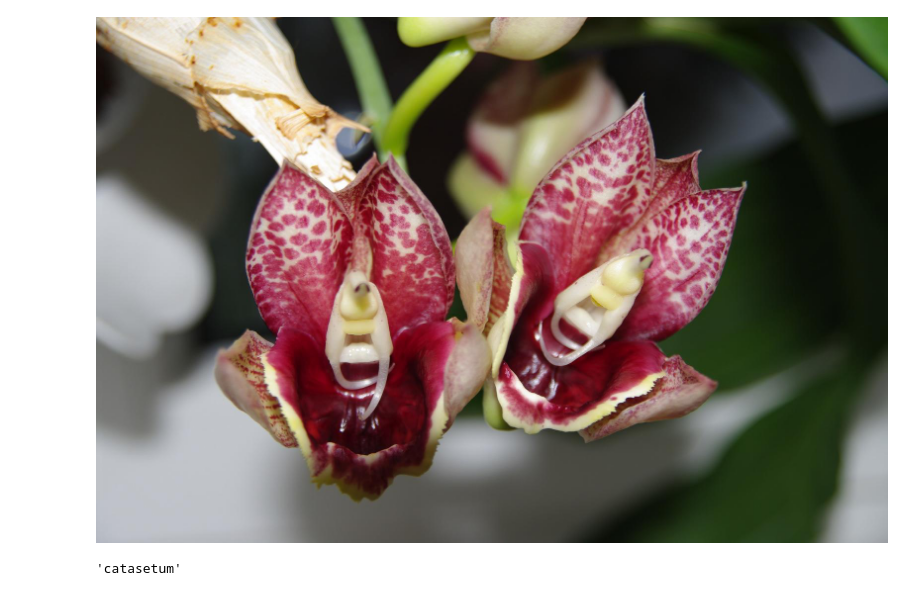
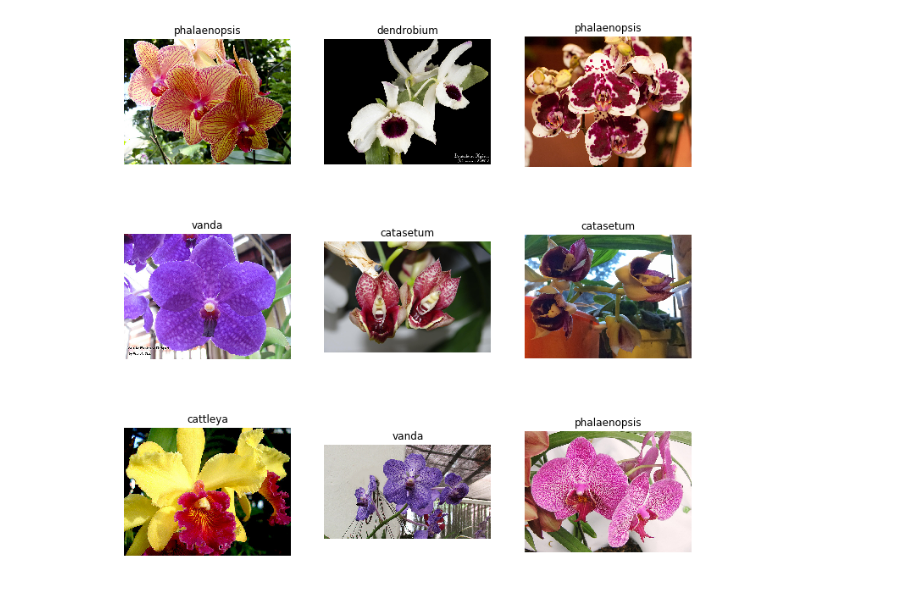
Before and after one commit to karlafej/orchids, a Jupyter notebook: test.ipynb, the cells around one changed output. Saved outputs shown, nothing was run; the diff lists cells and outputs as text; code cells hidden in the pictures.

Commit message:
show predictions

```diff
--- a/test.ipynb
+++ b/test.ipynb
@@ -4,8 +5,3 @@ from fastai.vision import *
-# %%
-img = open_image("./test/2.jpg")
-img
-# %% [output]
-[figure, removed]
 # %%
 path = Path('./data/')
 # %%
@@ -13,8 +9,16 @@ classes = ['catasetum', 'cattleya', 'dendrobium', 'phalaenopsis', 'vanda']
 data2 = ImageDataBunch.single_from_classes(path, classes, tfms=get_transforms(), size=224).normalize(imagenet_stats)
 learn = create_cnn(data2, models.resnet34)
 learn.load('stage-2')
-# %%
-pred_class,pred_idx,outputs = learn.predict(img)
-pred_class
-# %% [output]
-'catasetum'
+# %%
+test_path = Path("./test")
+# %%
+imgs = [img for img in test_path.iterdir() if img.is_file()]
+# %%
+fig,axes = plt.subplots(3,3, figsize= (12,12))
+for i, img in enumerate(np.random.permutation(imgs)[:9]):
+    img = open_image(img)
+    pred_class,pred_idx,outputs = learn.predict(img)
+    img.show(ax=axes.flat[i], title=
+        f'{pred_class}')
+# %% [output]
+[figure, added]
```
Also changed, not shown: parts of 1 cell of this notebook, 1 other file.
